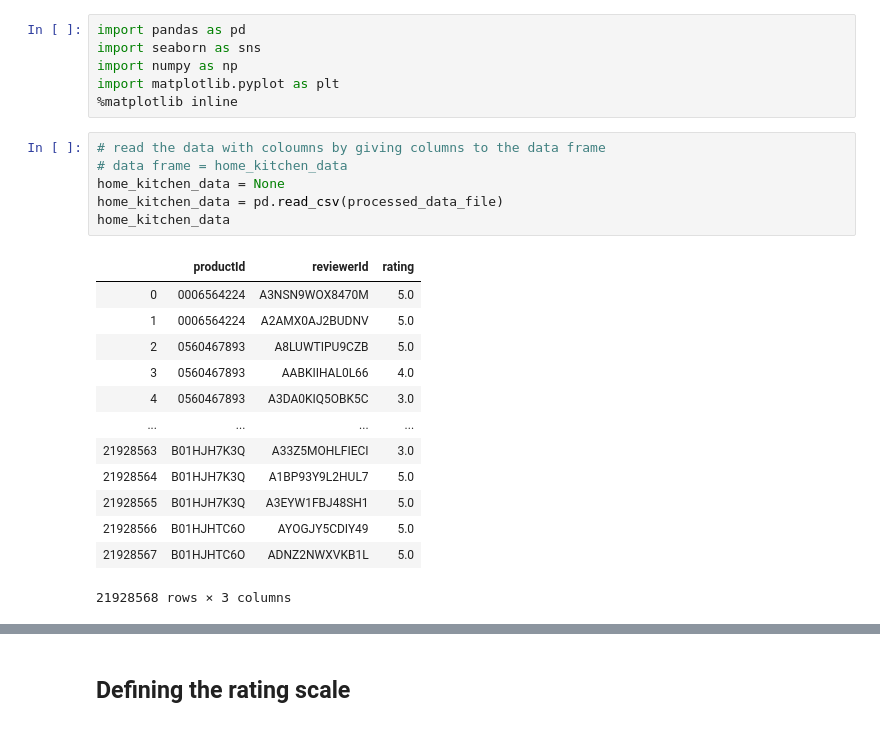
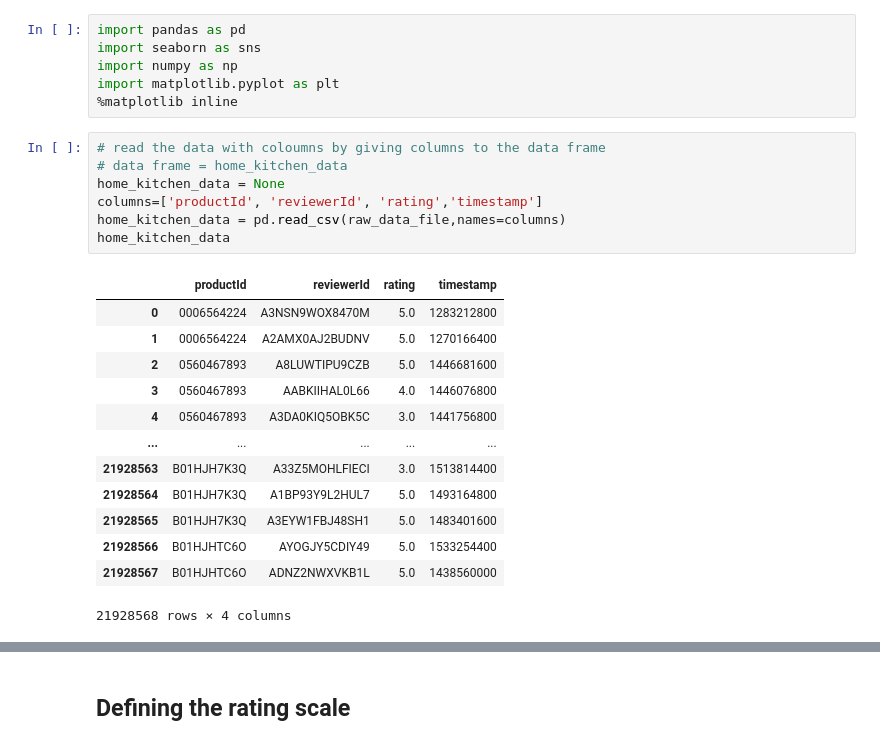
Before and after one commit to dilinigunasena/capstone_final_project, a Jupyter notebook: notebooks/benchmark_notebook.ipynb, the cells around one changed output, grey strips where cells are left out. Cells and saved outputs as stored; diff of their text form.

```diff
--- a/notebooks/benchmark_notebook.ipynb
+++ b/notebooks/benchmark_notebook.ipynb
@@ -15,20 +38,21 @@ import matplotlib.pyplot as plt
 # %%
 # read the data with coloumns by giving columns to the data frame
 # data frame = home_kitchen_data
 home_kitchen_data = None
-home_kitchen_data = pd.read_csv(processed_data_file)
+columns=['productId', 'reviewerId', 'rating','timestamp']
+home_kitchen_data = pd.read_csv(raw_data_file,names=columns)
 home_kitchen_data
 # %% [output]
-|  | productId | reviewerId | rating |
-| 0 | 0006564224 | A3NSN9WOX8470M | 5.0 |
-| 1 | 0006564224 | A2AMX0AJ2BUDNV | 5.0 |
-| 2 | 0560467893 | A8LUWTIPU9CZB | 5.0 |
-| 3 | 0560467893 | AABKIIHAL0L66 | 4.0 |
-| 4 | 0560467893 | A3DA0KIQ5OBK5C | 3.0 |
-| ... | ... | ... | ... |
-| 21928563 | B01HJH7K3Q | A33Z5MOHLFIECI | 3.0 |
-| 21928564 | B01HJH7K3Q | A1BP93Y9L2HUL7 | 5.0 |
-| 21928565 | B01HJH7K3Q | A3EYW1FBJ48SH1 | 5.0 |
-| 21928566 | B01HJHTC6O | AYOGJY5CDIY49 | 5.0 |
-| 21928567 | B01HJHTC6O | ADNZ2NWXVKB1L | 5.0 |
+|  | productId | reviewerId | rating | timestamp |
+| 0 | 0006564224 | A3NSN9WOX8470M | 5.0 | 1283212800 |
+| 1 | 0006564224 | A2AMX0AJ2BUDNV | 5.0 | 1270166400 |
+| 2 | 0560467893 | A8LUWTIPU9CZB | 5.0 | 1446681600 |
+| 3 | 0560467893 | AABKIIHAL0L66 | 4.0 | 1446076800 |
+| 4 | 0560467893 | A3DA0KIQ5OBK5C | 3.0 | 1441756800 |
+| ... | ... | ... | ... | ... |
+| 21928563 | B01HJH7K3Q | A33Z5MOHLFIECI | 3.0 | 1513814400 |
+| 21928564 | B01HJH7K3Q | A1BP93Y9L2HUL7 | 5.0 | 1493164800 |
+| 21928565 | B01HJH7K3Q | A3EYW1FBJ48SH1 | 5.0 | 1483401600 |
+| 21928566 | B01HJHTC6O | AYOGJY5CDIY49 | 5.0 | 1533254400 |
+| 21928567 | B01HJHTC6O | ADNZ2NWXVKB1L | 5.0 | 1438560000 |
-21928568 rows × 3 columns
+21928568 rows × 4 columns
```
Also changed, not shown: parts of 19 cells of this notebook.
